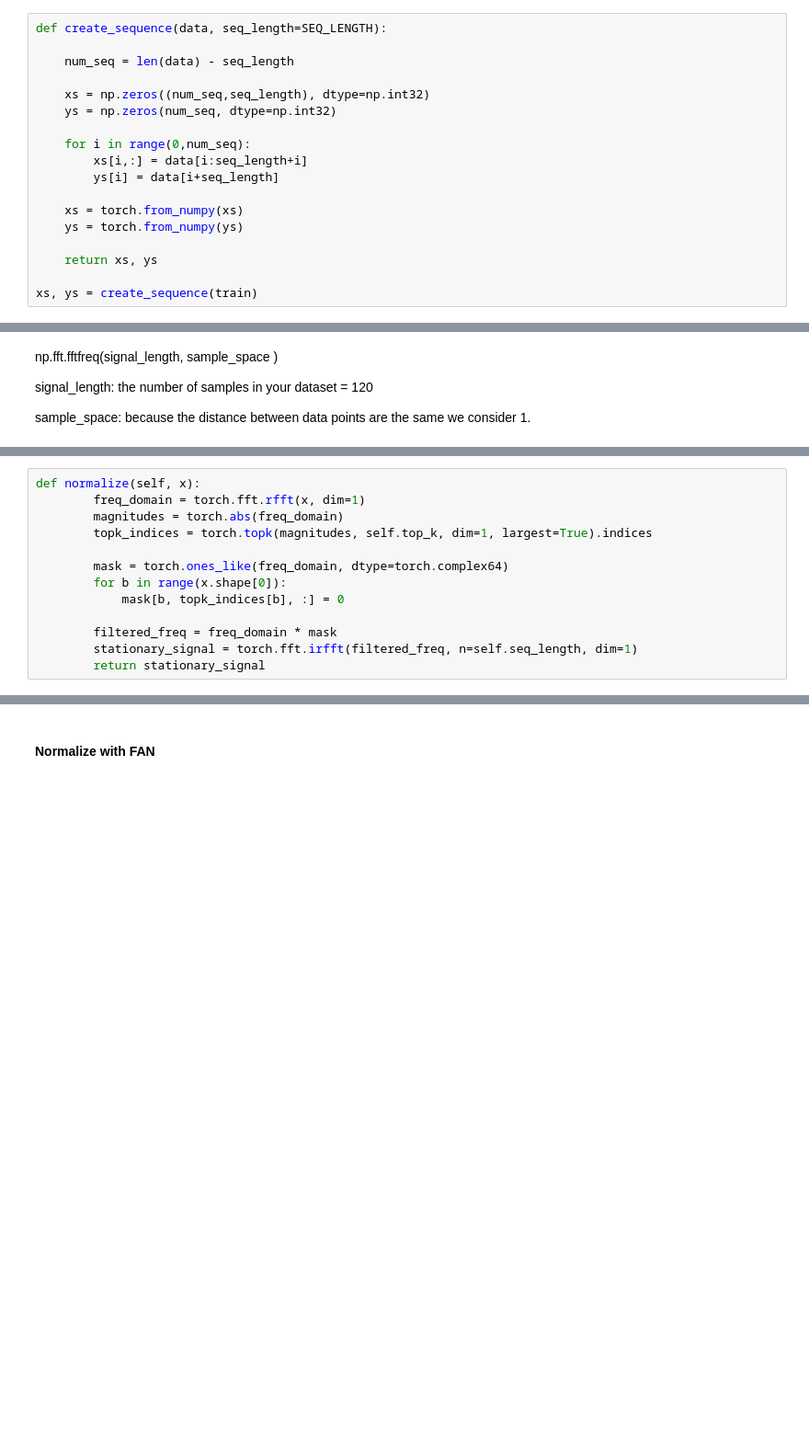
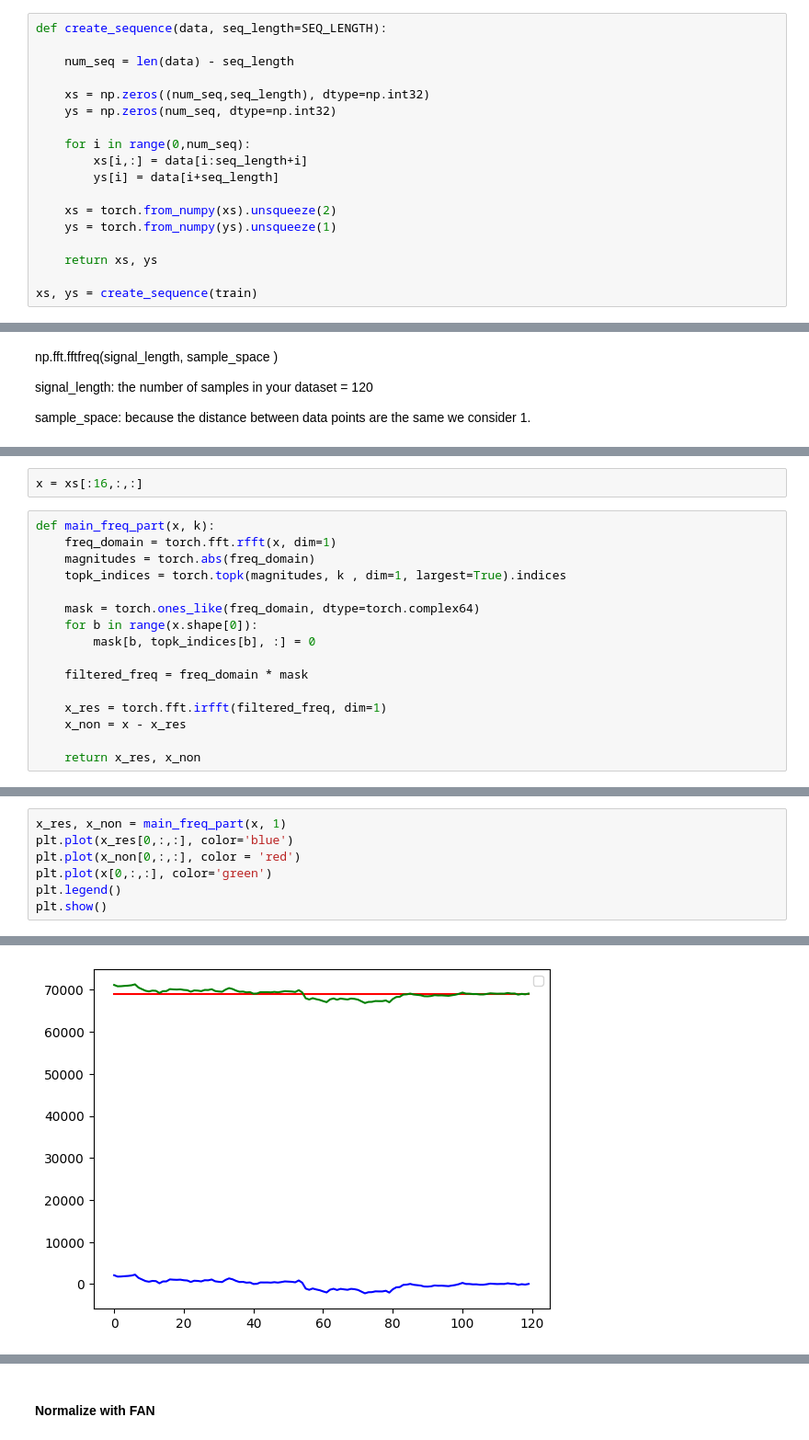
Before and after one commit to ArvinEsfandiari/RevIN-MACD-CNNxLSTM, a Jupyter notebook: src/FAN/fan_v1.ipynb, the cells around one changed output, grey strips where cells are left out. Shown: that part at 92% size. Drawn from its saved outputs; the diff is of its cells as text; blank space fills up the shorter version.

```diff
--- a/src/FAN/fan_v1.ipynb
+++ b/src/FAN/fan_v1.ipynb
@@ -63,8 +63,8 @@ def create_sequence(data, seq_length=SEQ_LENGTH):
         xs[i,:] = data[i:seq_length+i]
         ys[i] = data[i+seq_length]
 
-    xs = torch.from_numpy(xs)
-    ys = torch.from_numpy(ys)
+    xs = torch.from_numpy(xs).unsqueeze(2)
+    ys = torch.from_numpy(ys).unsqueeze(1)
 
     return xs, ys
 
@@ -96,13 +82,18 @@ mag[::-1]
+# %%
+x = xs[:16,:,:]
 # %%
-def normalize(self, x):
-        freq_domain = torch.fft.rfft(x, dim=1)
-        magnitudes = torch.abs(freq_domain)
-        topk_indices = torch.topk(magnitudes, self.top_k, dim=1, largest=True).indices
+def main_freq_part(x, k):
+    freq_domain = torch.fft.rfft(x, dim=1)
+    magnitudes = torch.abs(freq_domain)
+    topk_indices = torch.topk(magnitudes, k , dim=1, largest=True).indices
 
-        mask = torch.ones_like(freq_domain, dtype=torch.complex64)
-        for b in range(x.shape[0]):
-            mask[b, topk_indices[b], :] = 0
+    mask = torch.ones_like(freq_domain, dtype=torch.complex64)
+    for b in range(x.shape[0]):
+        mask[b, topk_indices[b], :] = 0
 
-        filtered_freq = freq_domain * mask
-        stationary_signal = torch.fft.irfft(filtered_freq, n=self.seq_length, dim=1)
-        return stationary_signal
+    filtered_freq = freq_domain * mask
+
+    x_res = torch.fft.irfft(filtered_freq, dim=1)
+    x_non = x - x_res
+
+    return x_res, x_non
@@ -156,0 +100,8 @@ class FAN(nn.Module):
+# %%
+x_res, x_non = main_freq_part(x, 1)
+plt.plot(x_res[0,:,:], color='blue')
+plt.plot(x_non[0,:,:], color = 'red')
+plt.plot(x[0,:,:], color='green')
+plt.legend()
+plt.show()
+# %% [output]
@@ -157 +109,2 @@ class FAN(nn.Module):
+[figure, added]
 # %%
```
Also changed, not shown: parts of 8 cells of this notebook.
